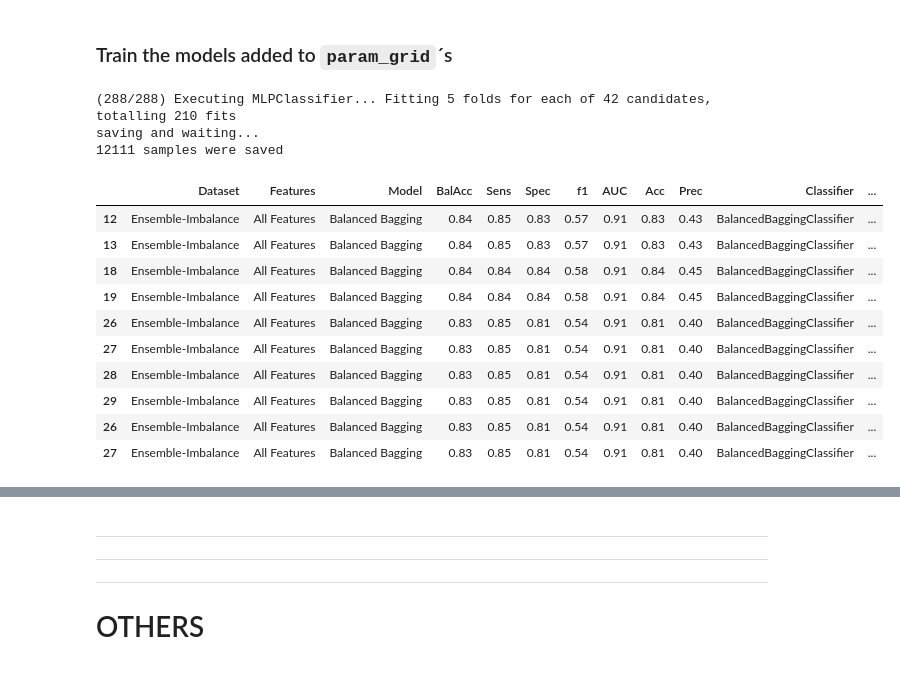
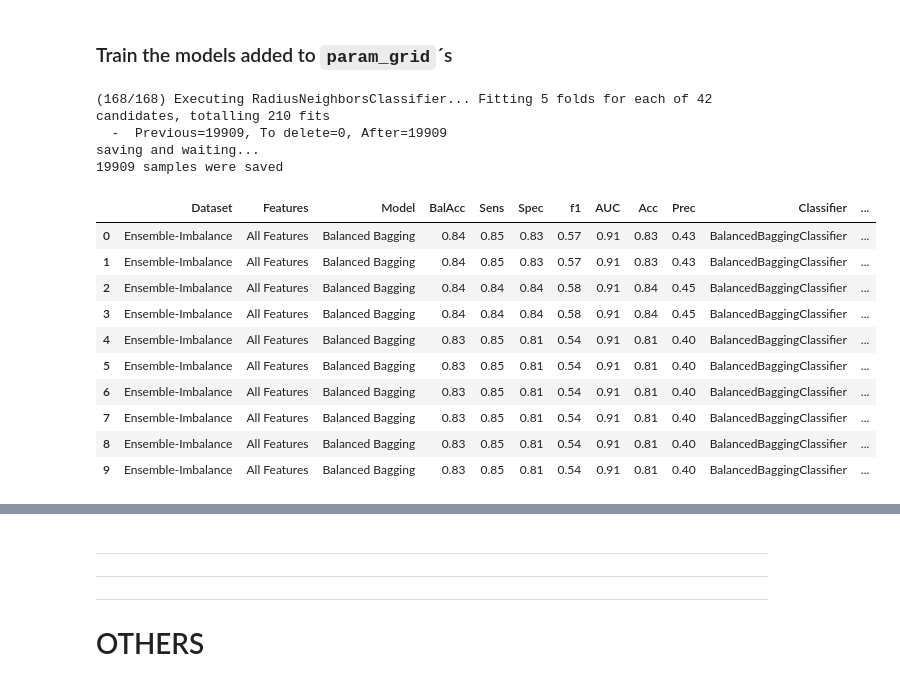
Before and after one commit to fabianopapaiz/als_prognosis_using_ensemble_imbalance, a Jupyter notebook: 05_Train_Validate_Models/05.20.1 - Ensemble-Imbalance Scenario - Train Models using Grid Search.ipynb, the cells around one changed output, grey strips where cells are left out. Cells and saved outputs as stored; diff of their text form; code cells hidden in the pictures.

```diff
--- a/05_Train_Validate_Models/05.20.1 - Ensemble-Imbalance Scenario - Train Models using Grid Search.ipynb
+++ b/05_Train_Validate_Models/05.20.1 - Ensemble-Imbalance Scenario - Train Models using Grid Search.ipynb
@@ -203,7 +194,8 @@ if len(param_grids) > 0:
     for p_grid in param_grids:
 
         if i > 0:
-            time.sleep((1 if TESTING else 20))
+#             time.sleep((1 if TESTING else 20))
+            time.sleep(3)
             clear_output()
 
         i += 1
@@ -240,43 +232,47 @@ if len(param_grids) > 0:
         df_results_aux['Estimator_Desc'] = str(estimator_desc)
         df_results_aux['Estimator_Class'] = str(estimator_name)
         df_results_aux['Estimator_Hyperparams'] = str(estimator_params)
 
 
         if df_results is None:
             df_results = df_results_aux
         else:
             df_results = pd.concat([df_results, df_results_aux])
 
+        # delete results witn NAN in the Balanced Accuracy
+        to_delete = df_results.loc[(df_results.BalAcc.isnull())]
+        df_results = utils.remove_rows(df=df_results, to_delete=to_delete)
 
         print('saving and waiting...')
 
         # sort performances results and show results
         df_results = utils_exec_models.sort_performances_results(df=df_results)
 
         # save the results
         utils.save_to_csv(df=df_results, csv_file=csv_results_saved)
 
 
 #         break
 
 display(df_results.head(10))
 
 
 print()
 print('FINISHED !!!')
 # %% [output]
-(288/288) Executing MLPClassifier... Fitting 5 folds for each of 42 candidates, totalling 210 fits
+(168/168) Executing RadiusNeighborsClassifier... Fitting 5 folds for each of 42 candidates, totalling 210 fits
+  -  Previous=19909, To delete=0, After=19909
 saving and waiting...
-12111 samples were saved
+19909 samples were saved
 |  | Dataset | Features | Model | BalAcc | Sens | Spec | f1 | AUC | Acc | Prec | Classifier | ... |
-| 12 | Ensemble-Imbalance | All Features | Balanced Bagging | 0.84 | 0.85 | 0.83 | 0.57 | 0.91 | 0.83 | 0.43 | BalancedBaggingClassifier | ... |
-| 13 | Ensemble-Imbalance | All Features | Balanced Bagging | 0.84 | 0.85 | 0.83 | 0.57 | 0.91 | 0.83 | 0.43 | BalancedBaggingClassifier | ... |
-| 18 | Ensemble-Imbalance | All Features | Balanced Bagging | 0.84 | 0.84 | 0.84 | 0.58 | 0.91 | 0.84 | 0.45 | BalancedBaggingClassifier | ... |
-| 19 | Ensemble-Imbalance | All Features | Balanced Bagging | 0.84 | 0.84 | 0.84 | 0.58 | 0.91 | 0.84 | 0.45 | BalancedBaggingClassifier | ... |
-| 26 | Ensemble-Imbalance | All Features | Balanced Bagging | 0.83 | 0.85 | 0.81 | 0.54 | 0.91 | 0.81 | 0.40 | BalancedBaggingClassifier | ... |
-| 27 | Ensemble-Imbalance | All Features | Balanced Bagging | 0.83 | 0.85 | 0.81 | 0.54 | 0.91 | 0.81 | 0.40 | BalancedBaggingClassifier | ... |
-| 28 | Ensemble-Imbalance | All Features | Balanced Bagging | 0.83 | 0.85 | 0.81 | 0.54 | 0.91 | 0.81 | 0.40 | BalancedBaggingClassifier | ... |
-| 29 | Ensemble-Imbalance | All Features | Balanced Bagging | 0.83 | 0.85 | 0.81 | 0.54 | 0.91 | 0.81 | 0.40 | BalancedBaggingClassifier | ... |
-| 26 | Ensemble-Imbalance | All Features | Balanced Bagging | 0.83 | 0.85 | 0.81 | 0.54 | 0.91 | 0.81 | 0.40 | BalancedBaggingClassifier | ... |
-| 27 | Ensemble-Imbalance | All Features | Balanced Bagging | 0.83 | 0.85 | 0.81 | 0.54 | 0.91 | 0.81 | 0.40 | BalancedBaggingClassifier | ... |
+| 0 | Ensemble-Imbalance | All Features | Balanced Bagging | 0.84 | 0.85 | 0.83 | 0.57 | 0.91 | 0.83 | 0.43 | BalancedBaggingClassifier | ... |
+| 1 | Ensemble-Imbalance | All Features | Balanced Bagging | 0.84 | 0.85 | 0.83 | 0.57 | 0.91 | 0.83 | 0.43 | BalancedBaggingClassifier | ... |
+| 2 | Ensemble-Imbalance | All Features | Balanced Bagging | 0.84 | 0.84 | 0.84 | 0.58 | 0.91 | 0.84 | 0.45 | BalancedBaggingClassifier | ... |
+| 3 | Ensemble-Imbalance | All Features | Balanced Bagging | 0.84 | 0.84 | 0.84 | 0.58 | 0.91 | 0.84 | 0.45 | BalancedBaggingClassifier | ... |
+| 4 | Ensemble-Imbalance | All Features | Balanced Bagging | 0.83 | 0.85 | 0.81 | 0.54 | 0.91 | 0.81 | 0.40 | BalancedBaggingClassifier | ... |
+| 5 | Ensemble-Imbalance | All Features | Balanced Bagging | 0.83 | 0.85 | 0.81 | 0.54 | 0.91 | 0.81 | 0.40 | BalancedBaggingClassifier | ... |
+| 6 | Ensemble-Imbalance | All Features | Balanced Bagging | 0.83 | 0.85 | 0.81 | 0.54 | 0.91 | 0.81 | 0.40 | BalancedBaggingClassifier | ... |
+| 7 | Ensemble-Imbalance | All Features | Balanced Bagging | 0.83 | 0.85 | 0.81 | 0.54 | 0.91 | 0.81 | 0.40 | BalancedBaggingClassifier | ... |
+| 8 | Ensemble-Imbalance | All Features | Balanced Bagging | 0.83 | 0.85 | 0.81 | 0.54 | 0.91 | 0.81 | 0.40 | BalancedBaggingClassifier | ... |
+| 9 | Ensemble-Imbalance | All Features | Balanced Bagging | 0.83 | 0.85 | 0.81 | 0.54 | 0.91 | 0.81 | 0.40 | BalancedBaggingClassifier | ... |
 FINISHED !!!
```
Also changed, not shown: parts of 3 cells of this notebook, 22 other files.
